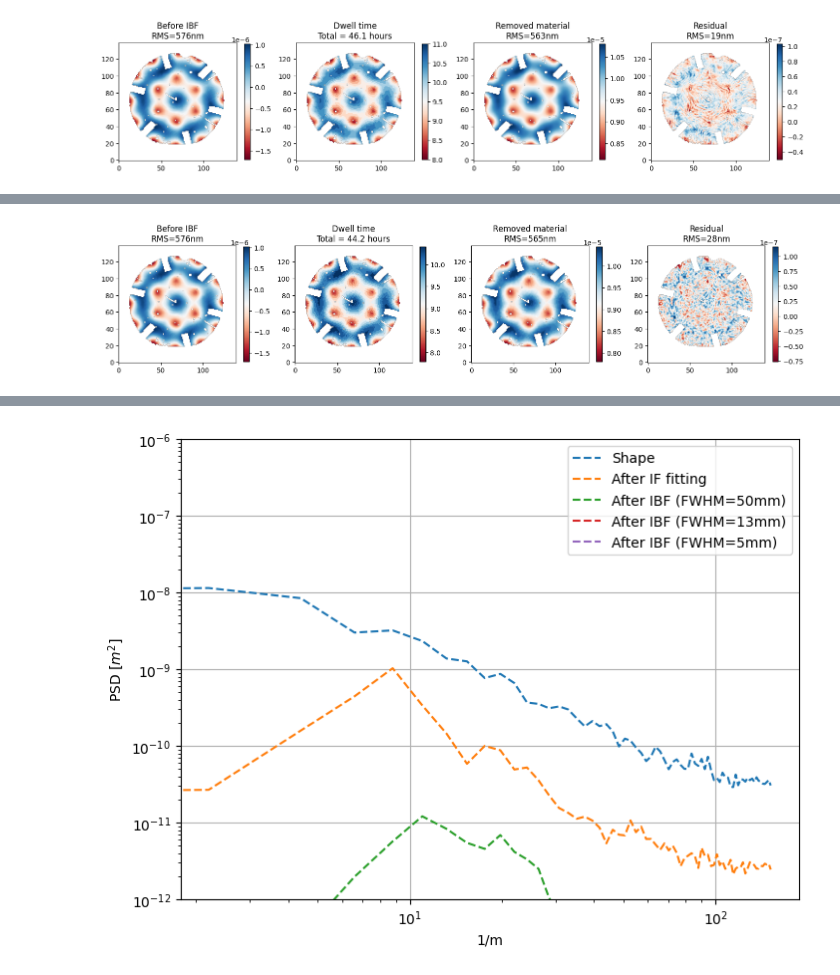
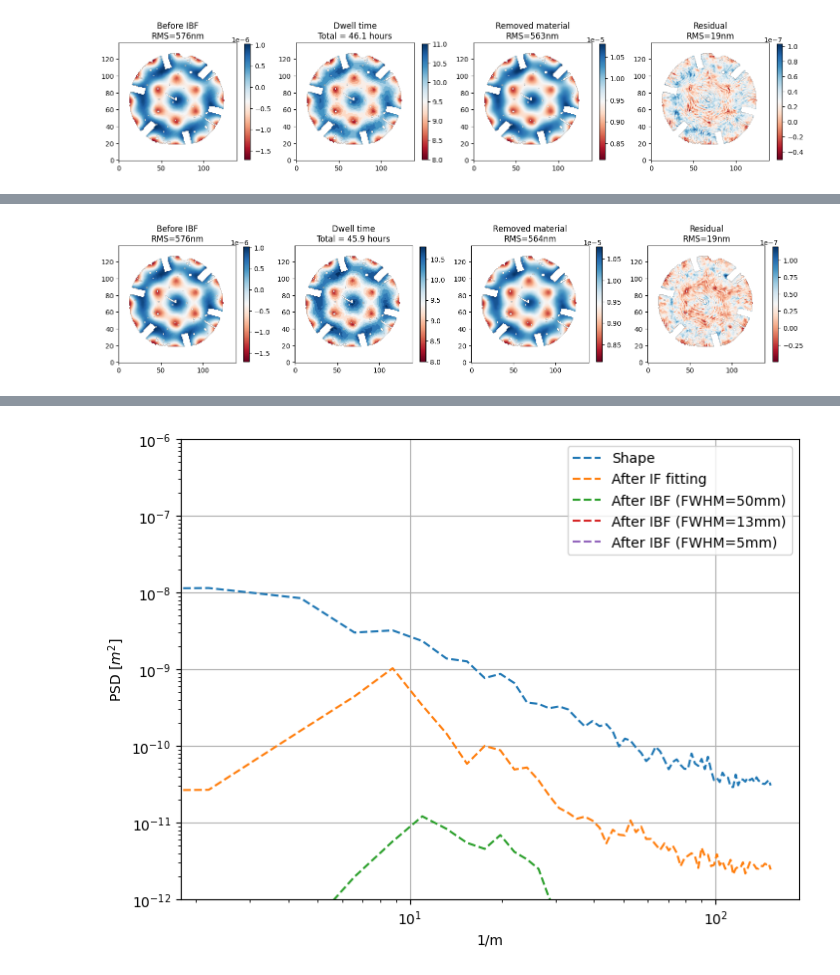
Before and after one commit to runabriguglio/SPLATT, a Jupyter notebook: splattsw/JupyterNotebooks/scratchSplattFlat.ipynb, the cells around one changed output, grey strips where cells are left out. Cells and saved outputs as stored; diff of their text form; code cells hidden in the pictures.

```diff
--- a/splattsw/JupyterNotebooks/scratchSplattFlat.ipynb
+++ b/splattsw/JupyterNotebooks/scratchSplattFlat.ipynb
@@ -511,7 +511,7 @@ ibf13_img = simulate_ibf(grav_fit_fill, fwhm=13e-3, mask=mask_inner)
 # %%
-ibf5_img = simulate_ibf(diff_fill, fwhm=5e-3, mask=mask_rebin)
+ibf5_img = simulate_ibf(diff_fill, fwhm=10e-3, mask=mask_rebin)
 # %% [output]
-[figure, old version]
+[figure, new version]
 # %%
 import scipy
 import scipy.stats as stats
```
Also changed, not shown: parts of 4 cells of this notebook, 2 other files.
